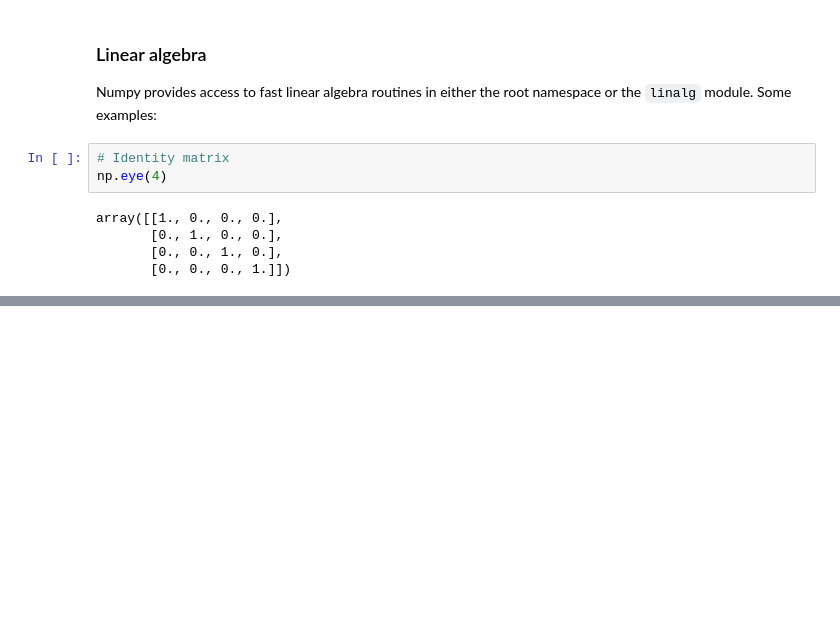
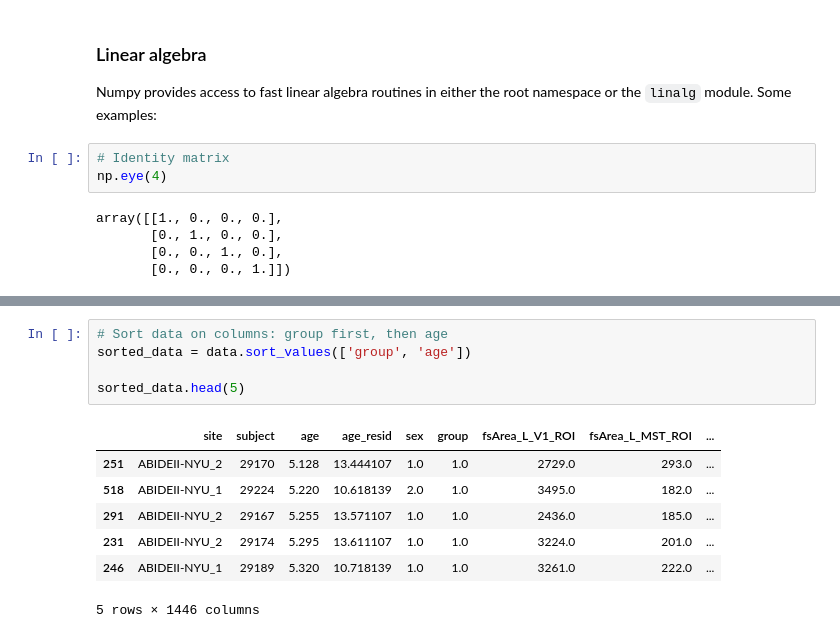
Before and after one commit to neurohackademy/nh2020-curriculum, a Jupyter notebook: tu-numpy-yarkoni/01-numpy-basics.ipynb, the cells around one changed output, grey strips where cells are left out. Saved outputs shown, nothing was run; the diff lists cells and outputs as text; blank space fills up the shorter version.

```diff
--- a/tu-numpy-yarkoni/01-numpy-basics.ipynb
+++ b/tu-numpy-yarkoni/01-numpy-basics.ipynb
@@ -639,0 +710,13 @@ array([[150, 146],
+# %%
+# Sort data on columns: group first, then age
+sorted_data = data.sort_values(['group', 'age'])
+
+sorted_data.head(5)
+# %% [output]
+|  | site | subject | age | age_resid | sex | group | fsArea_L_V1_ROI | fsArea_L_MST_ROI | ... |
+| 251 | ABIDEII-NYU_2 | 29170 | 5.128 | 13.444107 | 1.0 | 1.0 | 2729.0 | 293.0 | ... |
+| 518 | ABIDEII-NYU_1 | 29224 | 5.220 | 10.618139 | 2.0 | 1.0 | 3495.0 | 182.0 | ... |
+| 291 | ABIDEII-NYU_2 | 29167 | 5.255 | 13.571107 | 1.0 | 1.0 | 2436.0 | 185.0 | ... |
+| 231 | ABIDEII-NYU_2 | 29174 | 5.295 | 13.611107 | 1.0 | 1.0 | 3224.0 | 201.0 | ... |
+| 246 | ABIDEII-NYU_1 | 29189 | 5.320 | 10.718139 | 1.0 | 1.0 | 3261.0 | 222.0 | ... |
+5 rows × 1446 columns
```
Also changed, not shown: parts of 11 cells of this notebook, 2 other files.
